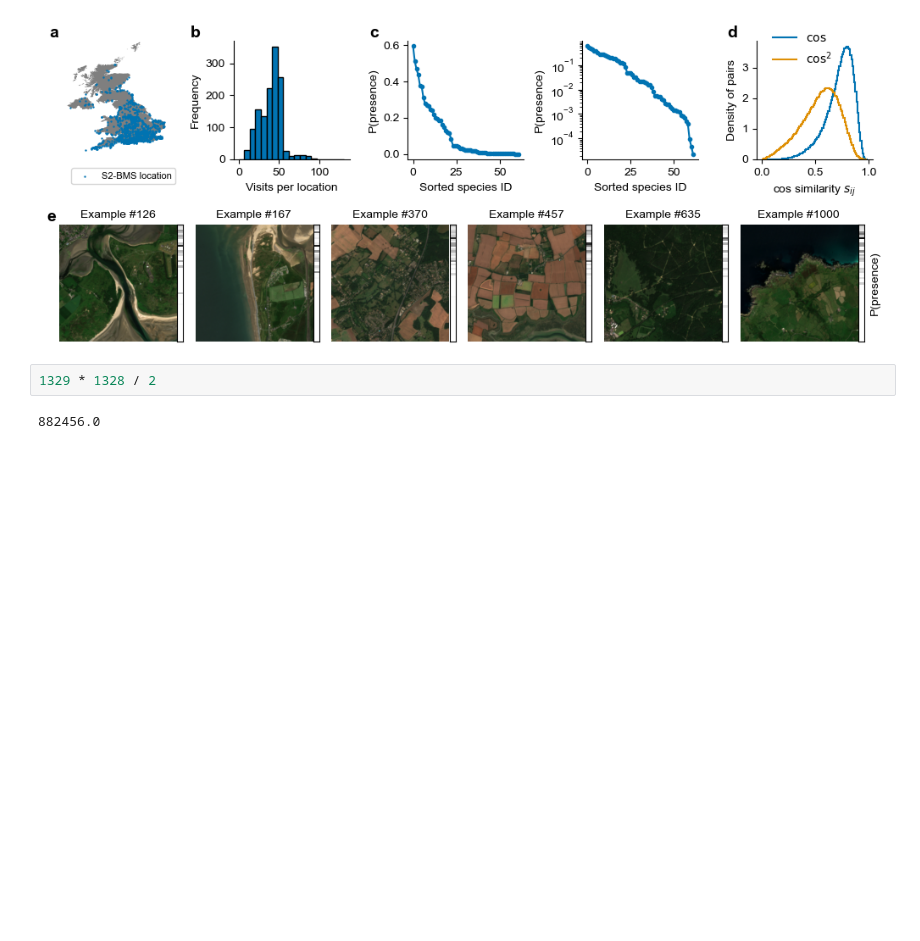
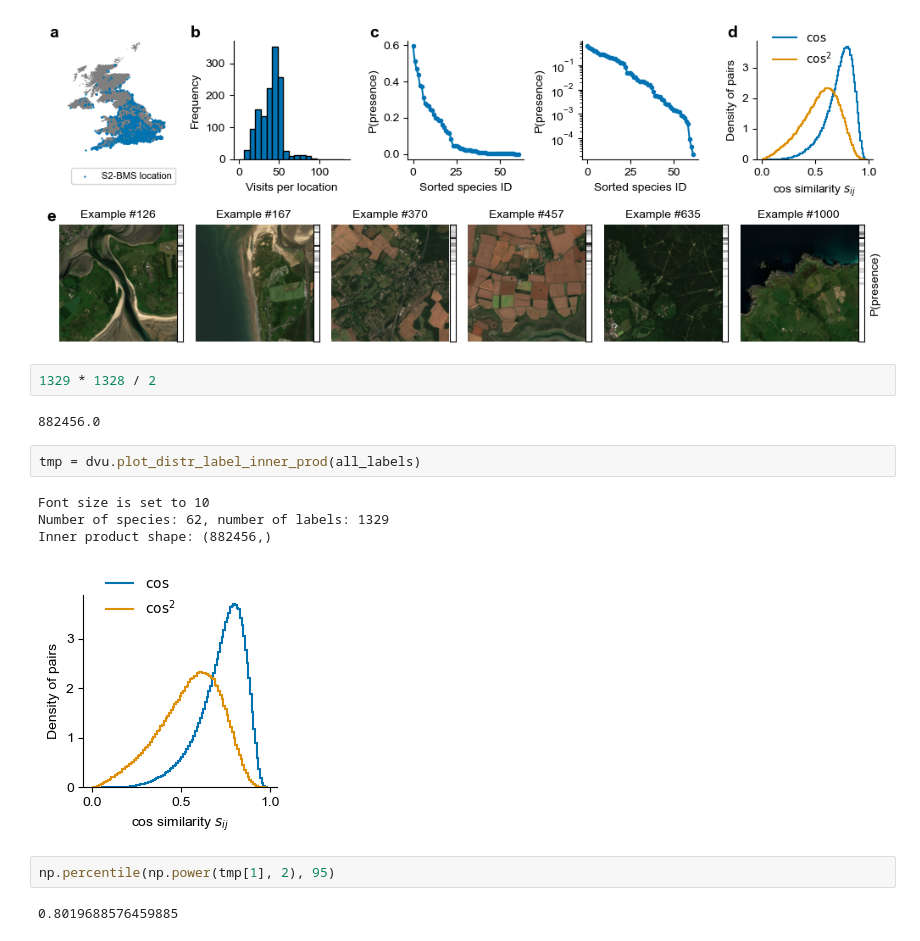
Before and after one commit to vdplasthijs/PECL, a Jupyter notebook: notebooks/try-out/Explore and create data set.ipynb, the cells around one changed output. Drawn from its saved outputs; the diff is of its cells as text; blank space fills up the shorter version.

```diff
--- a/notebooks/try-out/Explore and create data set.ipynb
+++ b/notebooks/try-out/Explore and create data set.ipynb
@@ -607,3 +607,14 @@ Inner product shape: (882456,)
 1329 * 1328 / 2
 # %% [output]
 882456.0
+# %%
+tmp = dvu.plot_distr_label_inner_prod(all_labels)
+# %% [output]
+Font size is set to 10
+Number of species: 62, number of labels: 1329
+Inner product shape: (882456,)
+[figure, added]
+# %%
+np.percentile(np.power(tmp[1], 2), 95)
+# %% [output]
+0.8019688576459885
```
Also changed, not shown: parts of 1 cell of this notebook, 6 other files.
